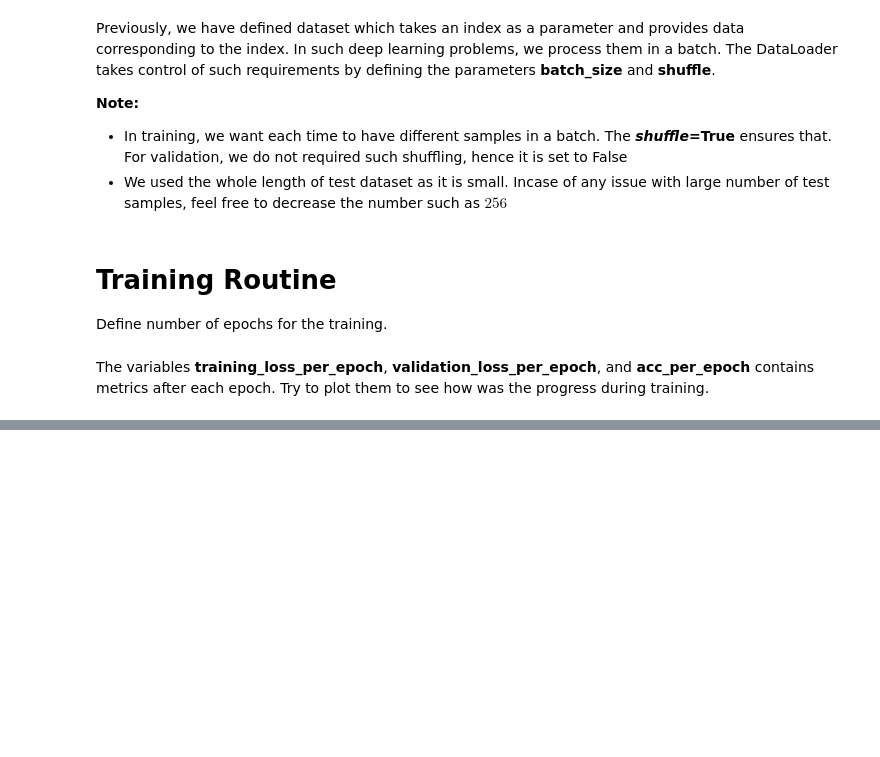
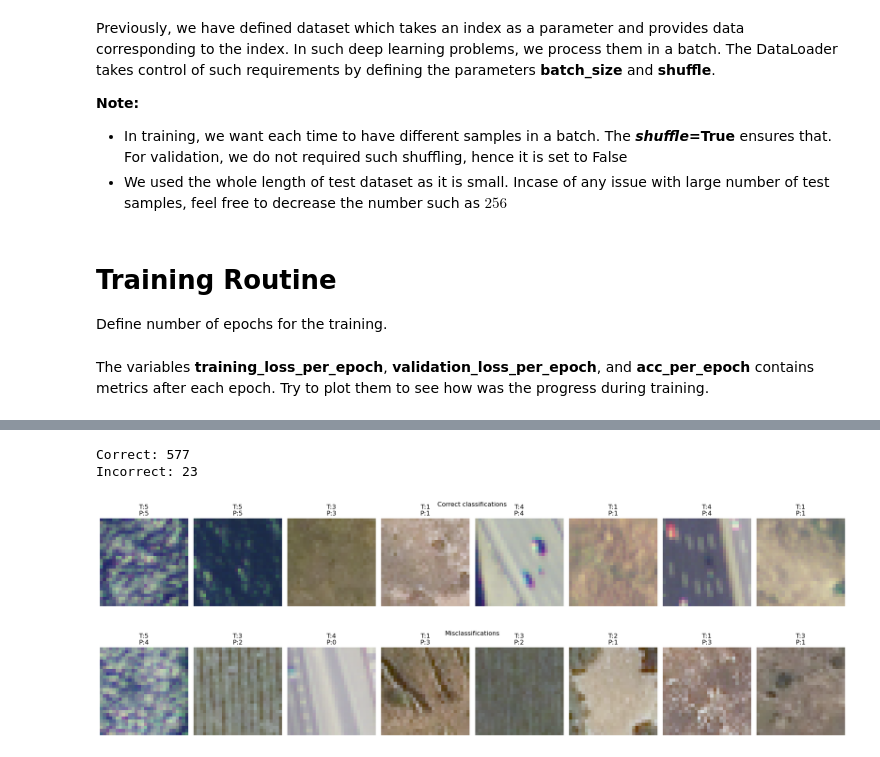
Before and after one commit to Hornston3/remote-sensing-lc, a Jupyter notebook: CNN_classifier_on_remote_sensing_image.ipynb, the cells around one changed output, grey strips where cells are left out. Cells and saved outputs as stored; diff of their text form; code cells hidden in the pictures; blank space fills up the shorter version.

```diff
--- a/CNN_classifier_on_remote_sensing_image.ipynb
+++ b/CNN_classifier_on_remote_sensing_image.ipynb
@@ -435,0 +473,51 @@ plt.show()
+# %%
+correct_idx = np.where(all_preds == all_true)[0]
+incorrect_idx = np.where(all_preds != all_true)[0]
+
+print("Correct:", len(correct_idx))
+print("Incorrect:", len(incorrect_idx))
+# %% [output]
+Correct: 577
+Incorrect: 23
+# %%
+def plot_samples(indices, dataset, title, n=8):
+    rng = np.random.default_rng()
+    indices = rng.choice(indices, size=min(n, len(indices)), replace=False)
+
+    fig, axes = plt.subplots(1, len(indices), figsize=(2.5*len(indices), 3))
+
+    if len(indices) == 1:
+        axes = [axes]
+
+    mean = np.array(dataset.normalization[0], dtype=np.float32).reshape(4,1,1)
+    std = np.array(dataset.normalization[1], dtype=np.float32).reshape(4,1,1)
+
+    for i, idx in enumerate(indices):
+        img, true_label = dataset[idx]
+        img = img.astype(np.float32)
+
+        # denormalize
+        img = img * std + mean
+
+        # safety clamp
+        img = np.clip(img, 0, 255)
+
+        img = np.transpose(img, (1,2,0))
+
+        img_rgb = img[:, :, :3] / 255.0  # IMPORTANT
+
+        axes[i].imshow(img_rgb)
+        axes[i].axis("off")
+
+        pred_label = all_preds[idx]
+        axes[i].set_title(f"T:{true_label}\nP:{pred_label}")
+
+    plt.suptitle(title)
+    plt.tight_layout()
+    plt.show()
+# %%
+plot_samples(correct_idx, sat6_test_dataset, "Correct classifications")
+plot_samples(incorrect_idx, sat6_test_dataset, "Misclassifications")
+# %% [output]
+[figure, added]
+[figure, added]
```
Also changed, not shown: parts of 7 cells of this notebook.
